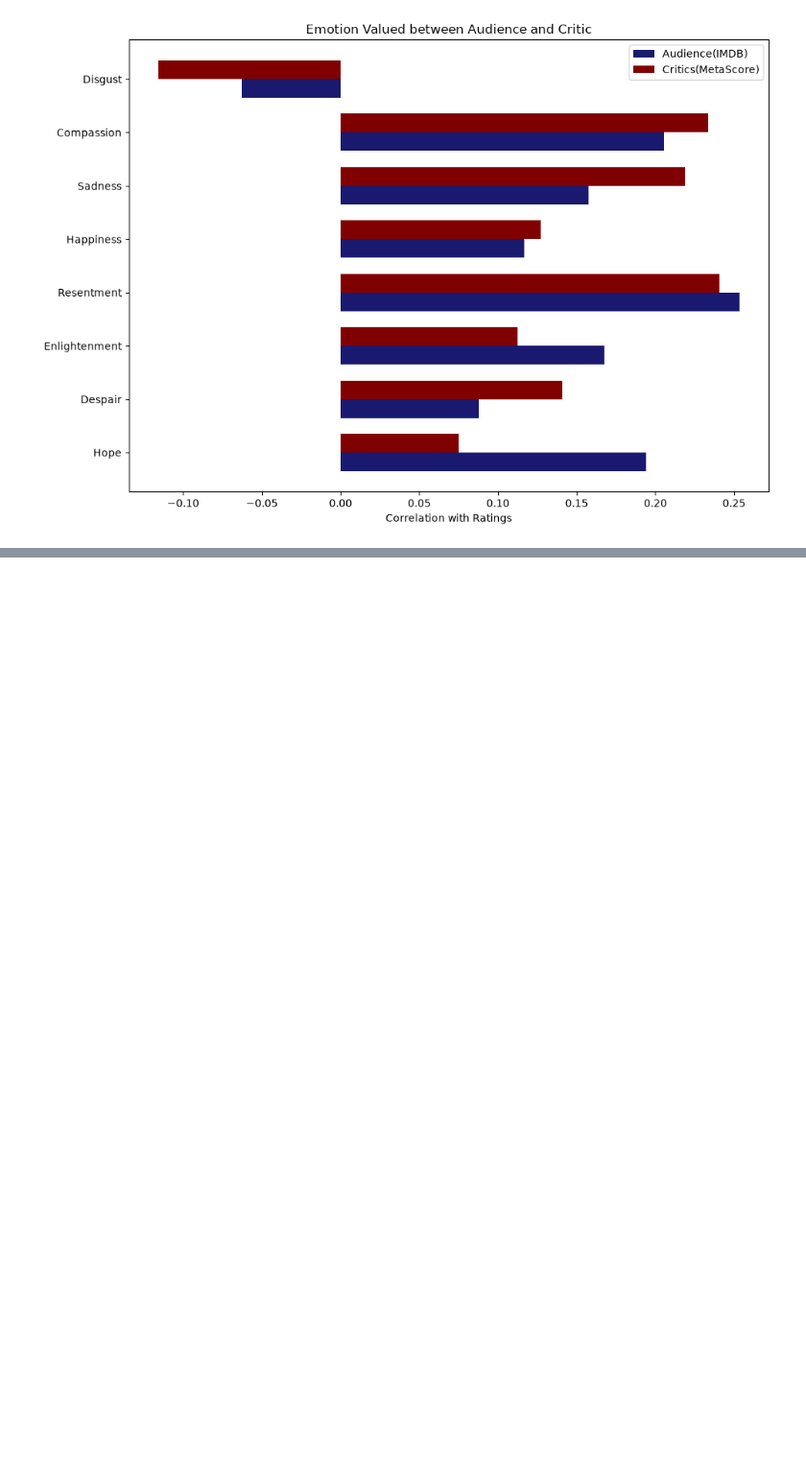
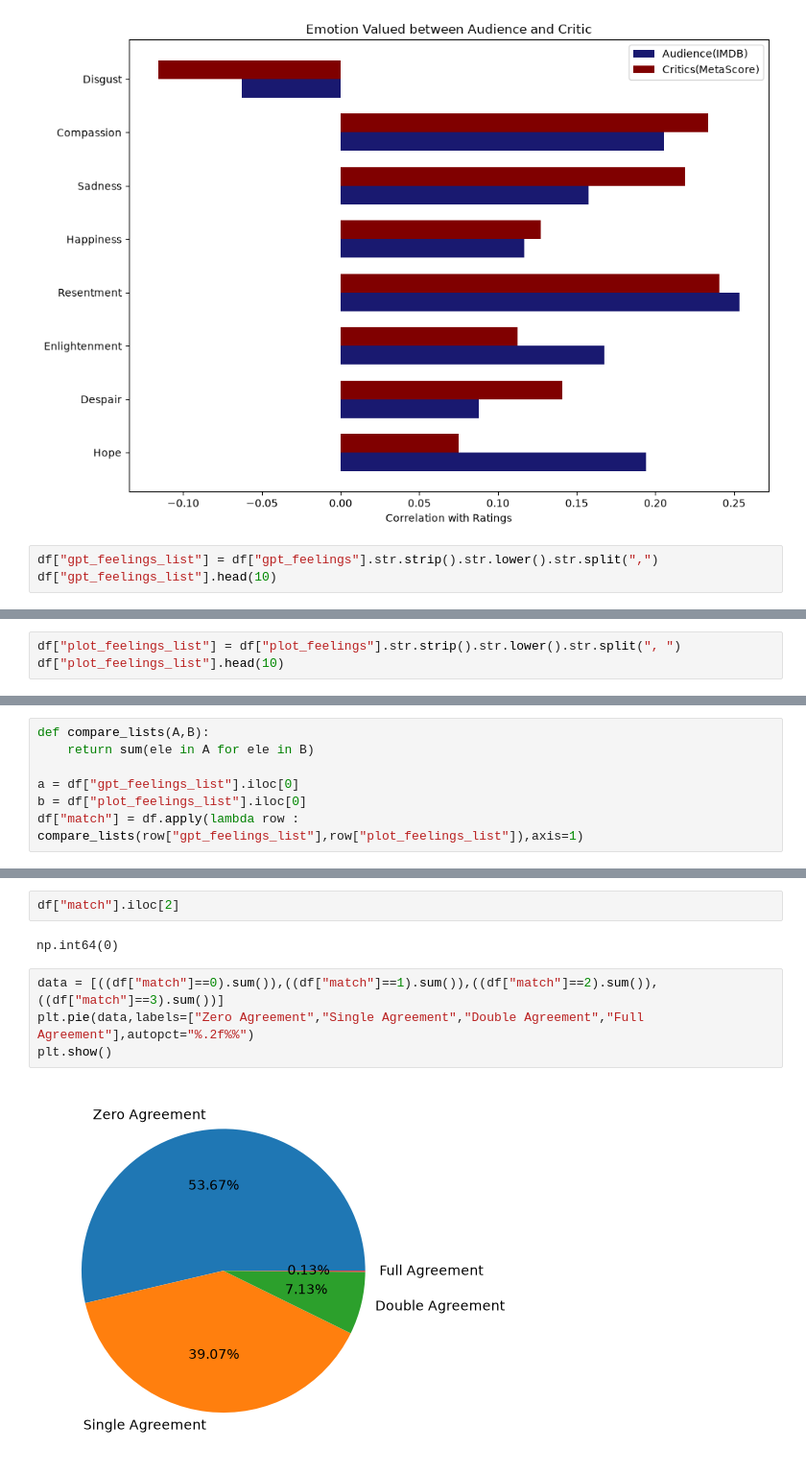
Before and after one commit to Subbu5602/Movie-Emotion-Analysis, a Jupyter notebook: movie_eda.ipynb, the cells around one changed output, grey strips where cells are left out. Shown at 96% size. Cells and saved outputs as stored; diff of their text form; blank space fills up the shorter version.

```diff
--- a/movie_eda.ipynb
+++ b/movie_eda.ipynb
@@ -677,3 +613,6 @@ plt.savefig("visuals/Critics VS Audience.png",dpi=150,bbox_inches="tight")
 plt.show()
 # %% [output]
 [figure]
+# %%
+df["gpt_feelings_list"] = df["gpt_feelings"].str.strip().str.lower().str.split(",")
+df["gpt_feelings_list"].head(10)
@@ -679,0 +631,3 @@ plt.show()
+# %%
+df["plot_feelings_list"] = df["plot_feelings"].str.strip().str.lower().str.split(", ")
+df["plot_feelings_list"].head(10)
@@ -679,0 +646,7 @@ plt.show()
+# %%
+def compare_lists(A,B):
+    return sum(ele in A for ele in B)
+
+a = df["gpt_feelings_list"].iloc[0]
+b = df["plot_feelings_list"].iloc[0]
+df["match"] = df.apply(lambda row : compare_lists(row["gpt_feelings_list"],row["plot_feelings_list"]),axis=1)
@@ -679,0 +663,10 @@ plt.show()
+# %%
+df["match"].iloc[2]
+# %% [output]
+np.int64(0)
+# %%
+data = [((df["match"]==0).sum()),((df["match"]==1).sum()),((df["match"]==2).sum()),((df["match"]==3).sum())]
+plt.pie(data,labels=["Zero Agreement","Single Agreement","Double Agreement","Full Agreement"],autopct="%.2f%%")
+plt.show()
+# %% [output]
+[figure, added]
```
Also changed, not shown: parts of 20 cells of this notebook, 1 other file.
